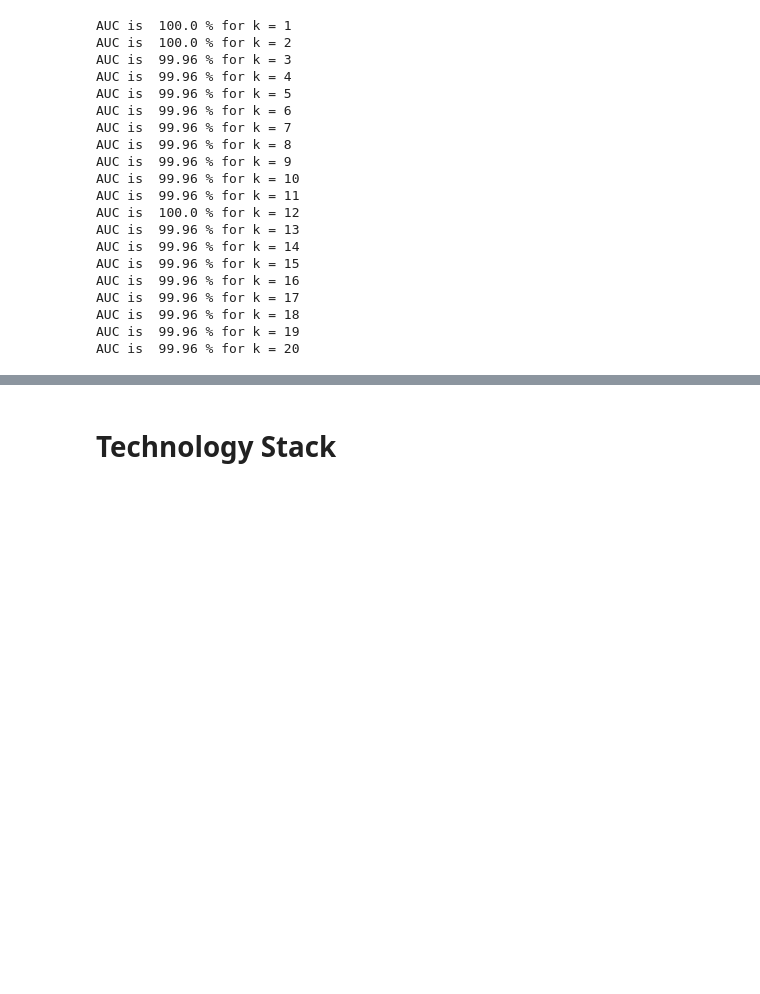
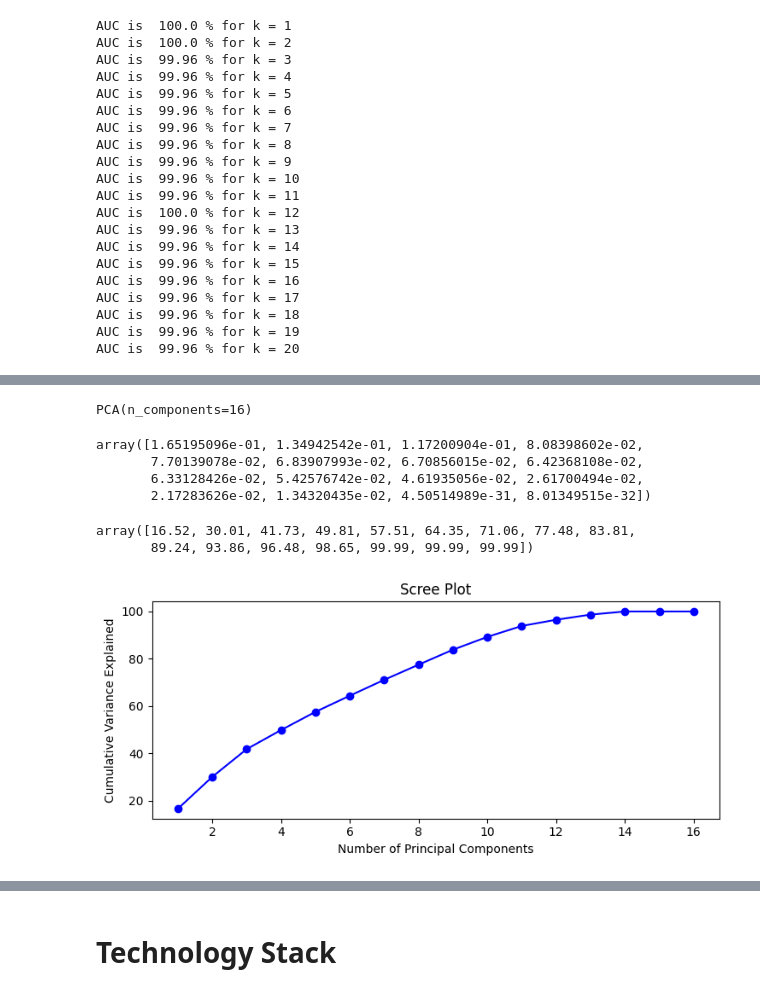
Before and after one commit to Naren1610/IST5520GrpProj, a Jupyter notebook: Milestone3_v4.ipynb, the cells around one changed output, grey strips where cells are left out. Cells and saved outputs as stored; diff of their text form; code cells hidden in the pictures; blank space fills up the shorter version.

```diff
--- a/Milestone3_v4.ipynb
+++ b/Milestone3_v4.ipynb
@@ -1486,0 +1671,9 @@ AUC is  99.96 % for k = 20
+# %%
+ # One-hot encode the room_type column
+X = pd.concat([dfx,
+               pd.get_dummies(dfx['room_type'])],axis=1)
+
+# Drop the original categorical column and the response variable
+df = X.drop(['neighbourhood_group','room_type'], axis=1)
+display(df.info())
+display(df[df.columns[0:]].corr()['price'][:].sort_values(ascending=False).to_frame())
@@ -1486,0 +1716,5 @@ AUC is  99.96 % for k = 20
+# %%
+X = scale(df)# Normalize the data
+display(pd.DataFrame(X).describe().transpose())# Display the normalize data statistics
+corr_ = pd.DataFrame(X).corr() #Display the correlation matrix for the normalized data
+pd.DataFrame(corr_).style.background_gradient(cmap = 'YlOrRd')
@@ -1486,0 +1762,33 @@ AUC is  99.96 % for k = 20
+# %%
+# Select the number of components
+pca1 = PCA(n_components=16)
+# Fit the PCA model
+pca1.fit(X)
+# %% [output]
+PCA(n_components=16)
+# %%
+#The amount of variance that each PC explains
+var = pca1.explained_variance_ratio_
+display(var)
+# %% [output]
+array([1.65195096e-01, 1.34942542e-01, 1.17200904e-01, 8.08398602e-02,
+       7.70139078e-02, 6.83907993e-02, 6.70856015e-02, 6.42368108e-02,
+       6.33128426e-02, 5.42576742e-02, 4.61935056e-02, 2.61700494e-02,
+       2.17283626e-02, 1.34320435e-02, 4.50514989e-31, 8.01349515e-32])
+# %%
+#Cumulative Variance explains
+var1 = np.cumsum(np.round(pca1.explained_variance_ratio_, decimals=4)*100)
+display(var1)
+# %% [output]
+array([16.52, 30.01, 41.73, 49.81, 57.51, 64.35, 71.06, 77.48, 83.81,
+       89.24, 93.86, 96.48, 98.65, 99.99, 99.99, 99.99])
+# %%
+var1 = pd.DataFrame(var1, index=np.arange(1,17))
+plt.plot(var1,'-o',color='blue')
+plt.title('Scree Plot')
+plt.xlabel('Number of Principal Components')
+plt.ylabel('Cumulative Variance Explained')
+plt.savefig('scree_plot.png',dpi=100,bbox_inches='tight')
+plt.show()
+# %% [output]
+[figure, added]
```
Also changed, not shown: parts of 20 cells of this notebook.
